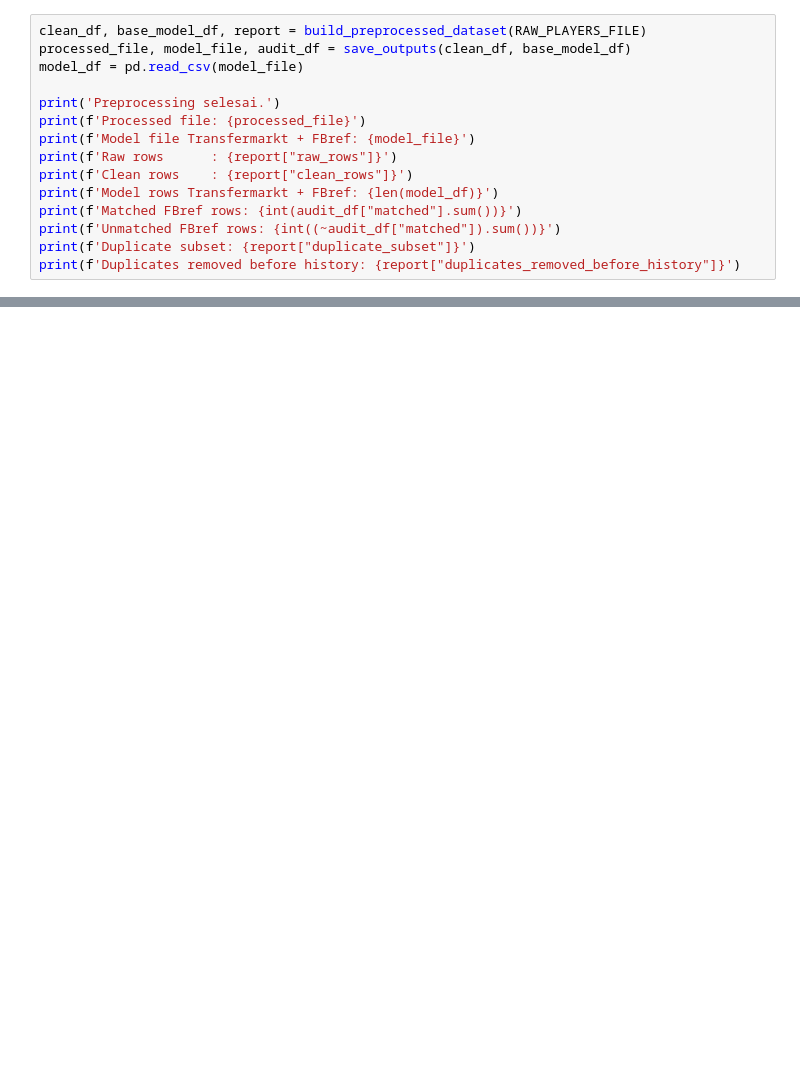
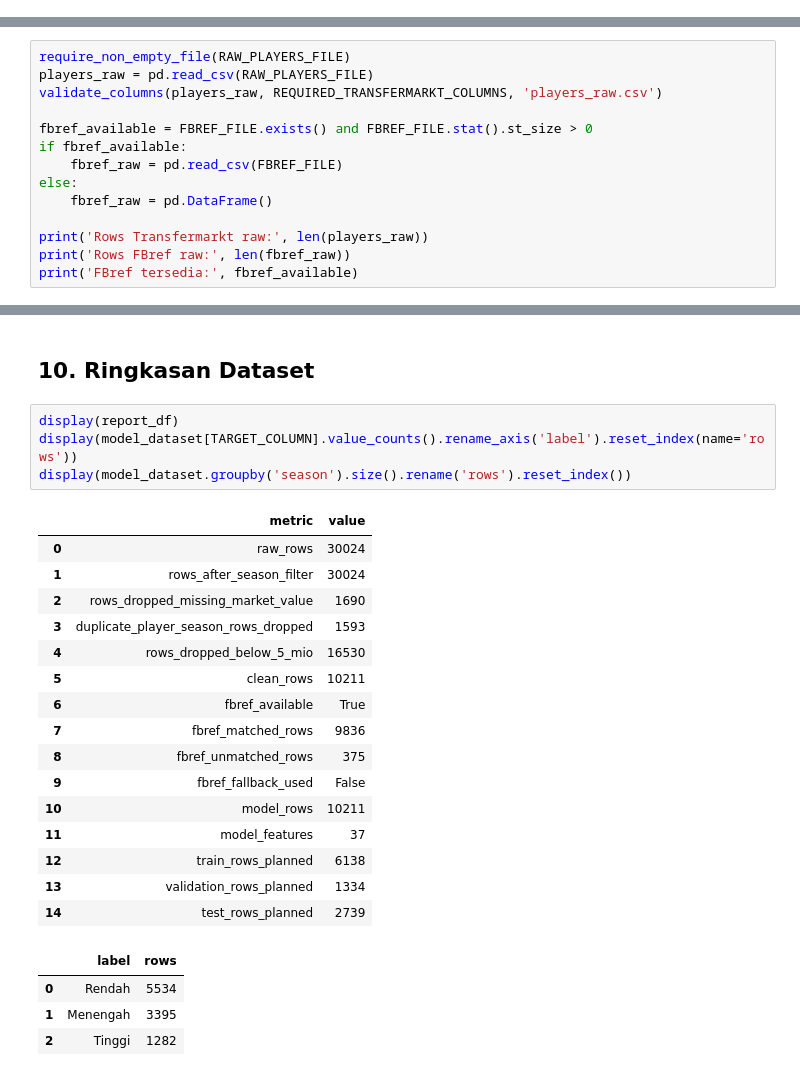
Before and after one commit to AnthonyWisnu/Tugas_UAS_Big-Data, a Jupyter notebook: 02_preprocessing.ipynb, the cells around one changed output, grey strips where cells are left out. Saved outputs shown, nothing was run; the diff lists cells and outputs as text; blank space fills up the shorter version.

```diff
--- a/02_preprocessing.ipynb
+++ b/02_preprocessing.ipynb
@@ -40,15 +6,0 @@ print(f'Model output Transfermarkt + FBref: {MODEL_FILE}')
-# %%
-clean_df, base_model_df, report = build_preprocessed_dataset(RAW_PLAYERS_FILE)
-processed_file, model_file, audit_df = save_outputs(clean_df, base_model_df)
-model_df = pd.read_csv(model_file)
-
-print('Preprocessing selesai.')
-print(f'Processed file: {processed_file}')
-print(f'Model file Transfermarkt + FBref: {model_file}')
-print(f'Raw rows      : {report["raw_rows"]}')
-print(f'Clean rows    : {report["clean_rows"]}')
-print(f'Model rows Transfermarkt + FBref: {len(model_df)}')
-print(f'Matched FBref rows: {int(audit_df["matched"].sum())}')
-print(f'Unmatched FBref rows: {int((~audit_df["matched"]).sum())}')
-print(f'Duplicate subset: {report["duplicate_subset"]}')
-print(f'Duplicates removed before history: {report["duplicates_removed_before_history"]}')
@@ -70,0 +172,14 @@ print('Validasi scope dan label lulus.')
+# %%
+require_non_empty_file(RAW_PLAYERS_FILE)
+players_raw = pd.read_csv(RAW_PLAYERS_FILE)
+validate_columns(players_raw, REQUIRED_TRANSFERMARKT_COLUMNS, 'players_raw.csv')
+
+fbref_available = FBREF_FILE.exists() and FBREF_FILE.stat().st_size > 0
+if fbref_available:
+    fbref_raw = pd.read_csv(FBREF_FILE)
+else:
+    fbref_raw = pd.DataFrame()
+
+print('Rows Transfermarkt raw:', len(players_raw))
+print('Rows FBref raw:', len(fbref_raw))
+print('FBref tersedia:', fbref_available)
@@ -101,0 +747,27 @@ print('Catatan: position_detail null 100 persen di raw data, sehingga tidak digu
+# %% [markdown]
+## 10. Ringkasan Dataset
+# %%
+display(report_df)
+display(model_dataset[TARGET_COLUMN].value_counts().rename_axis('label').reset_index(name='rows'))
+display(model_dataset.groupby('season').size().rename('rows').reset_index())
+# %% [output]
+|  | metric | value |
+| 0 | raw_rows | 30024 |
+| 1 | rows_after_season_filter | 30024 |
+| 2 | rows_dropped_missing_market_value | 1690 |
+| 3 | duplicate_player_season_rows_dropped | 1593 |
+| 4 | rows_dropped_below_5_mio | 16530 |
+| 5 | clean_rows | 10211 |
+| 6 | fbref_available | True |
+| 7 | fbref_matched_rows | 9836 |
+| 8 | fbref_unmatched_rows | 375 |
+| 9 | fbref_fallback_used | False |
+| 10 | model_rows | 10211 |
+| 11 | model_features | 37 |
+| 12 | train_rows_planned | 6138 |
+| 13 | validation_rows_planned | 1334 |
+| 14 | test_rows_planned | 2739 |
+|  | label | rows |
+| 0 | Rendah | 5534 |
+| 1 | Menengah | 3395 |
+| 2 | Tinggi | 1282 |
```
Also changed, not shown: parts of 28 cells of this notebook, 52 other files.
